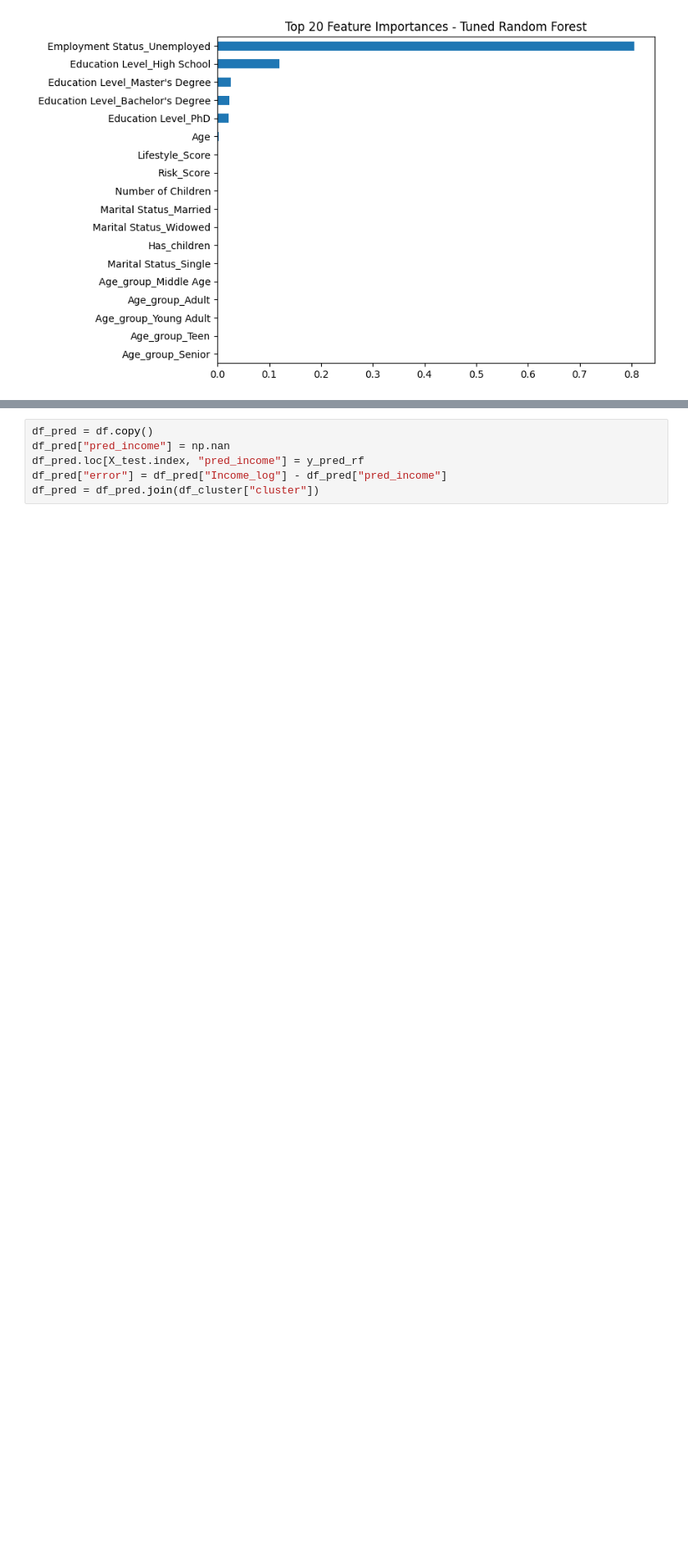
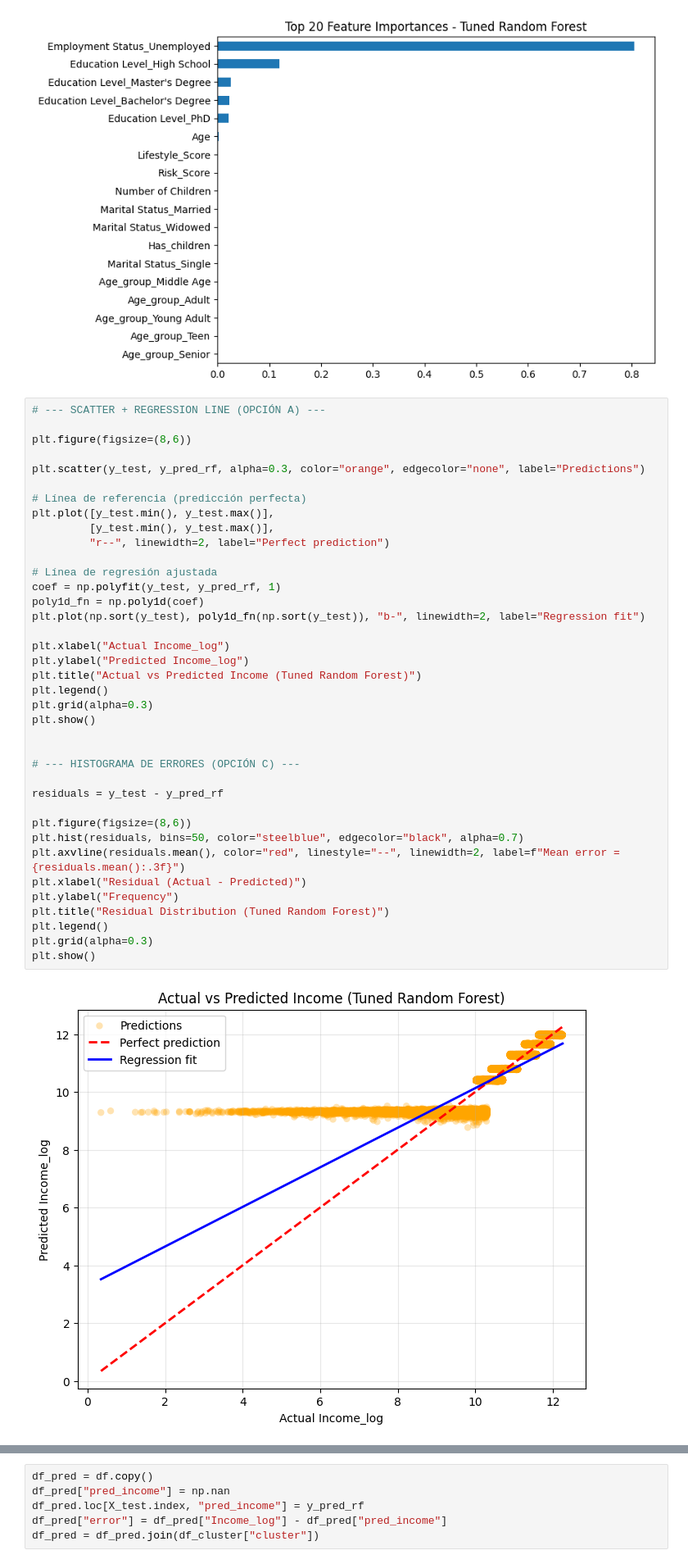
Before and after one commit to Roy125512/Computational_tools_for_data_science, a Jupyter notebook: Project_final.ipynb, the cells around one changed output, grey strips where cells are left out. Shown at 82% size. Saved outputs shown, nothing was run; the diff lists cells and outputs as text; blank space fills up the shorter version.

Commit message:
plots

```diff
--- a/Project_final.ipynb
+++ b/Project_final.ipynb
@@ -1041,3 +1041,43 @@ plt.title("Top 20 Feature Importances - Tuned Random Forest")
 plt.show()
 # %% [output]
 [figure]
+# %%
+# --- SCATTER + REGRESSION LINE (OPCIÓN A) ---
+
+plt.figure(figsize=(8,6))
+
+plt.scatter(y_test, y_pred_rf, alpha=0.3, color="orange", edgecolor="none", label="Predictions")
+
+# Línea de referencia (predicción perfecta)
+plt.plot([y_test.min(), y_test.max()],
+         [y_test.min(), y_test.max()],
+         "r--", linewidth=2, label="Perfect prediction")
+
+# Línea de regresión ajustada
+coef = np.polyfit(y_test, y_pred_rf, 1)
+poly1d_fn = np.poly1d(coef)
+plt.plot(np.sort(y_test), poly1d_fn(np.sort(y_test)), "b-", linewidth=2, label="Regression fit")
+
+plt.xlabel("Actual Income_log")
+plt.ylabel("Predicted Income_log")
+plt.title("Actual vs Predicted Income (Tuned Random Forest)")
+plt.legend()
+plt.grid(alpha=0.3)
+plt.show()
+
+
+# --- HISTOGRAMA DE ERRORES (OPCIÓN C) ---
+
+residuals = y_test - y_pred_rf
+
+plt.figure(figsize=(8,6))
+plt.hist(residuals, bins=50, color="steelblue", edgecolor="black", alpha=0.7)
+plt.axvline(residuals.mean(), color="red", linestyle="--", linewidth=2, label=f"Mean error = {residuals.mean():.3f}")
+plt.xlabel("Residual (Actual - Predicted)")
+plt.ylabel("Frequency")
+plt.title("Residual Distribution (Tuned Random Forest)")
+plt.legend()
+plt.grid(alpha=0.3)
+plt.show()
+# %% [output]
+[figure, added]
```
Also changed, not shown: parts of 1 cell of this notebook.
